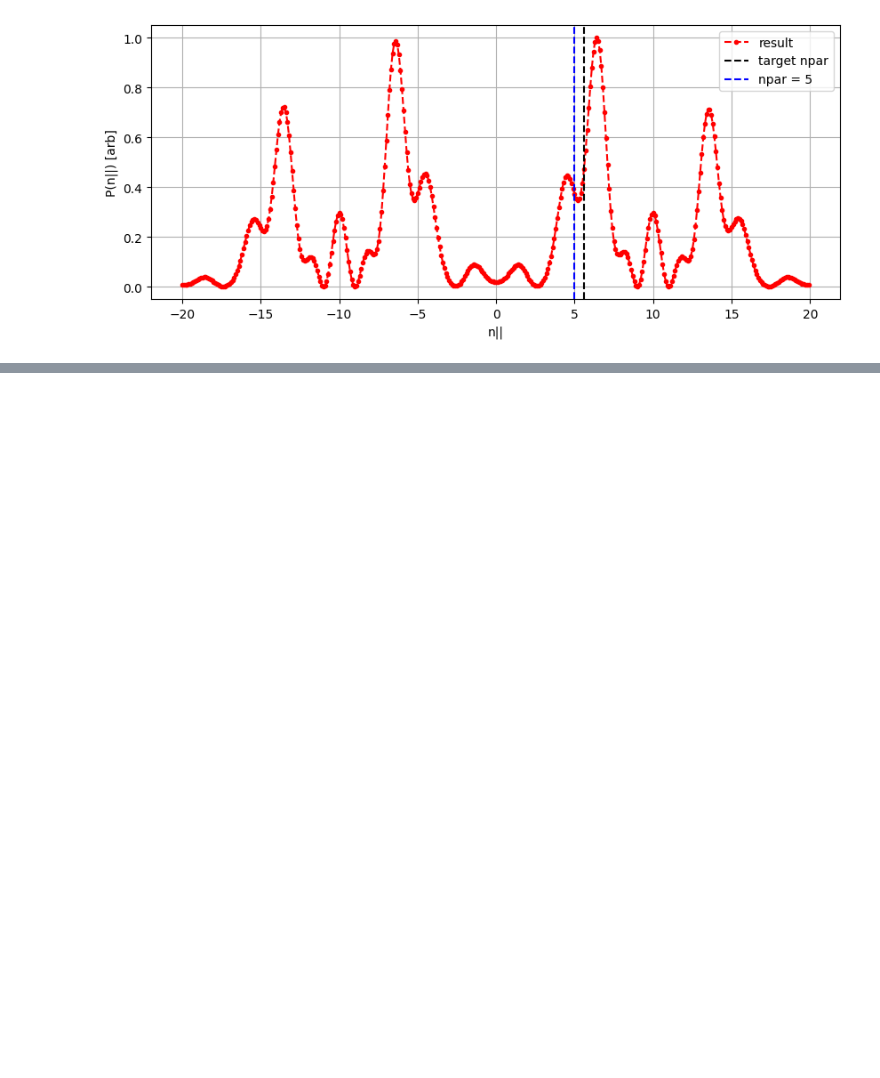
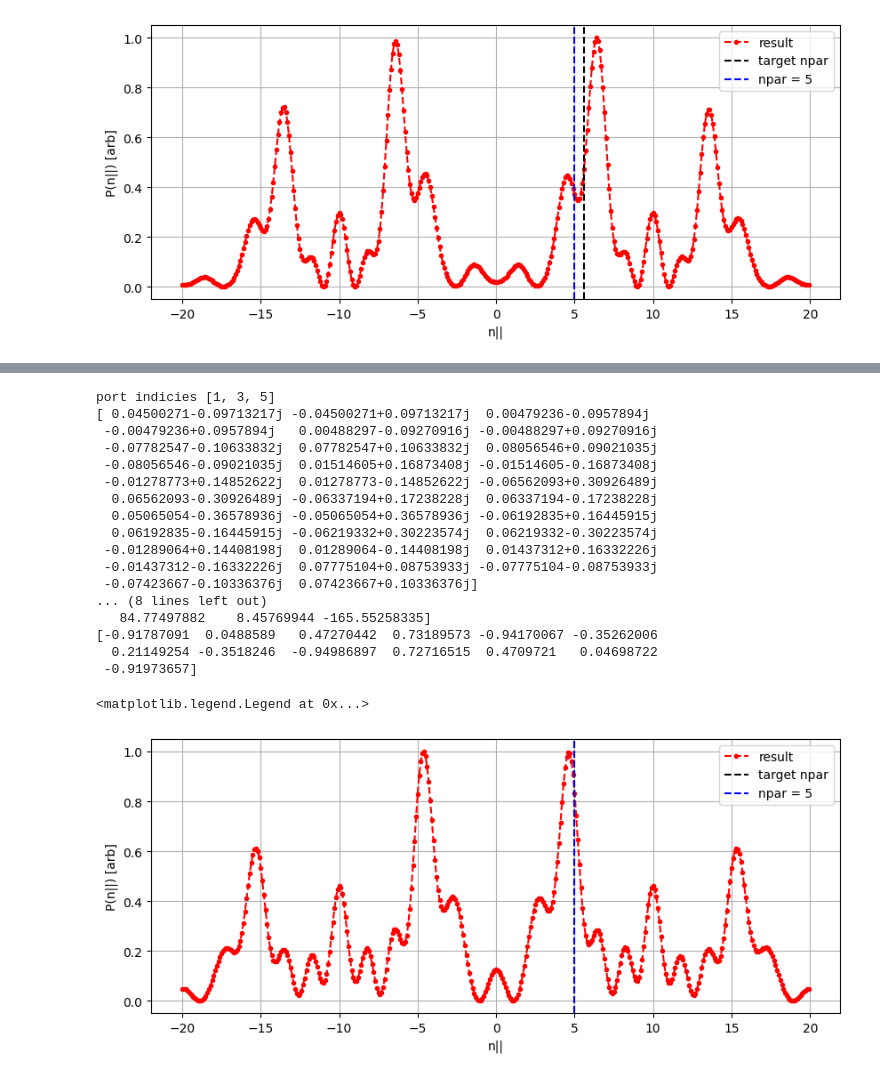
Before and after one commit to vandelij/TWA_circuit, a Jupyter notebook: longer_caps_CF_13straps_two_passive.ipynb, the cells around one changed output, grey strips where cells are left out. Drawn from its saved outputs; the diff is of its cells as text; code cells hidden in the pictures; blank space fills up the shorter version.

```diff
--- a/longer_caps_CF_13straps_two_passive.ipynb
+++ b/longer_caps_CF_13straps_two_passive.ipynb
@@ -320,0 +408,67 @@ res = myrfTWA.run_differential_evolution_global_op_npar_match_low_npar_zero_canc
+# %%
+full_circ = myrfTWA.get_fullant_given_lengths_from_internal_datatable(lengths_found.copy(), symetric_mode=True,
+                                                          one_cap_type_mode=False,
+                                                          end_cap_mode=False,
+                                                          return_circ=True)
+
+power = [1, 0,0] # power excitation at the two ports
+phase = [0, 0,0 ] # radians
+print('port indicies', full_circ.port_indexes)
+print(full_circ.currents(power,phase)[1,:])
+print('--')
+freq = 96e6
+idx = np.where(full_circ.frequency.f_scaled == freq/1e6)
+strap_current_array = full_circ.currents(power,phase)[idx,:].reshape(myrfTWA.num_straps + 3,2)[:,1][3:]  # remove double counting, remove two external ports
+print(strap_current_array)
+# for now, use second row.
+
+def get_phase(complexn):
+    real = np.real(complexn)
+    imag = np.imag(complexn)
+    angle_rad = np.arctan2(imag, real)
+    return angle_rad
+strap_phases = get_phase(strap_current_array)
+print(strap_phases*180/np.pi)
+
+npar_array = np.arange(0, 10, .1)
+npar_array = np.arange(-20, 20, .1)
+print(strap_phases/(np.pi))
+
+result_circ_model = np.array([], dtype='complex')
+for i in range(npar_array.shape[0]):
+    power = myrfTWA.analytic_power_spectrum_general_phase_diff(npar_array[i], w_strap=myrfTWA.geometry_dict['wstrap'],
+                                                                d_strap=myrfTWA.geometry_dict['d'],
+                                                                freq=freq,
+                                                                phase_array=strap_phases)
+    result_circ_model = np.append(result_circ_model, power)
+
+plt.figure(figsize=(10,4))
+plt.grid()
+plt.plot(npar_array, np.real(result_circ_model)/np.max(np.real(result_circ_model)), color='red', linestyle='--', label='result', marker='.')
+#plt.plot(npar_array, np.real(result_circ_model)/np.max(np.real(result_circ_model)), color='purple', linestyle='--', label='shifted')
+plt.xlabel('n||')
+plt.ylabel('P(n||) [arb]')
+
+plt.axvline(x=target_npar, ymin=0, ymax=1, color='k', linestyle='--', label='target npar')
+plt.axvline(x=5, ymin=0, ymax=1, color='blue', linestyle='--', label='npar = 5')
+plt.legend()
+# %% [output]
+port indicies [1, 3, 5]
+[ 0.04500271-0.09713217j -0.04500271+0.09713217j  0.00479236-0.0957894j
+ -0.00479236+0.0957894j   0.00488297-0.09270916j -0.00488297+0.09270916j
+ -0.07782547-0.10633832j  0.07782547+0.10633832j  0.08056546+0.09021035j
+ -0.08056546-0.09021035j  0.01514605+0.16873408j -0.01514605-0.16873408j
+ -0.01278773+0.14852622j  0.01278773-0.14852622j -0.06562093+0.30926489j
+  0.06562093-0.30926489j -0.06337194+0.17238228j  0.06337194-0.17238228j
+  0.05065054-0.36578936j -0.05065054+0.36578936j -0.06192835+0.16445915j
+  0.06192835-0.16445915j -0.06219332+0.30223574j  0.06219332-0.30223574j
+ -0.01289064+0.14408198j  0.01289064-0.14408198j  0.01437312+0.16332226j
+ -0.01437312-0.16332226j  0.07775104+0.08753933j -0.07775104-0.08753933j
+ -0.07423667-0.10336376j  0.07423667+0.10336376j]
+... (8 lines left out)
+   84.77497882    8.45769944 -165.55258335]
+[-0.91787091  0.0488589   0.47270442  0.73189573 -0.94170067 -0.35262006
+  0.21149254 -0.3518246  -0.94986897  0.72716515  0.4709721   0.04698722
+ -0.91973657]
+<matplotlib.legend.Legend at 0x...>
+[figure, added]
```
Also changed, not shown: parts of 6 cells of this notebook, 1 other file.
